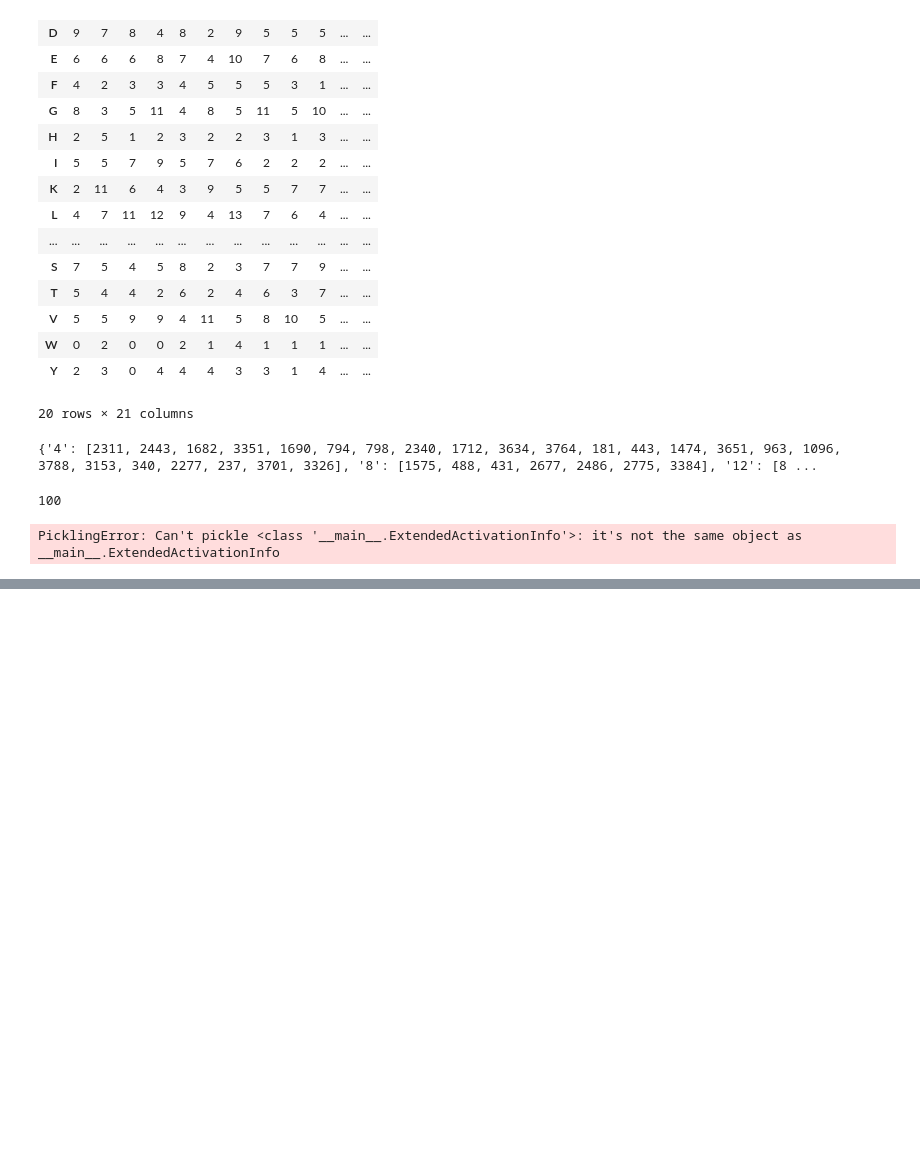
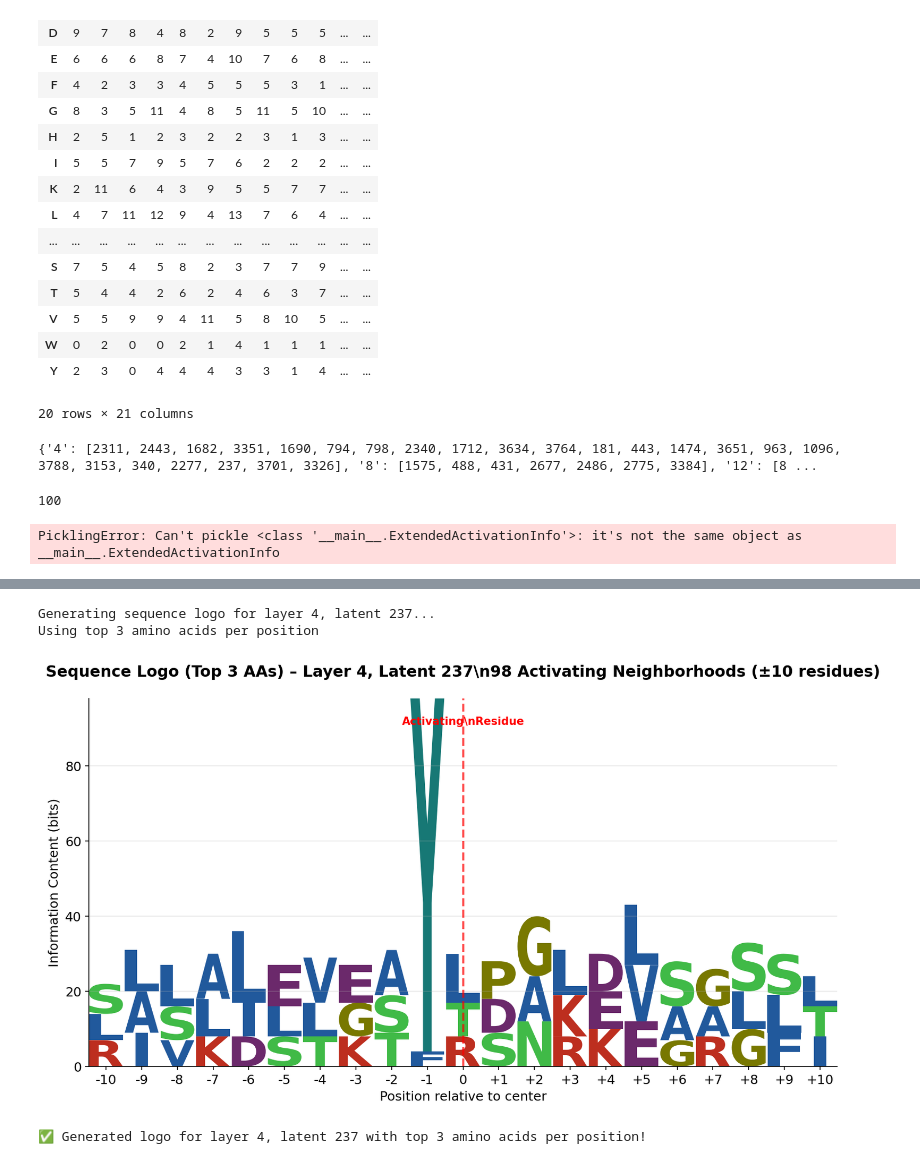
Before and after one commit to NainaniJatinZ/plm_circuits, a Jupyter notebook: notebooks/motif_conservation.ipynb, the cells around one changed output, grey strips where cells are left out. Drawn from its saved outputs; the diff is of its cells as text; code cells hidden in the pictures; blank space fills up the shorter version.

Commit message:
feat: cleaner top3 residue sequence logos for metx

```diff
--- a/notebooks/motif_conservation.ipynb
+++ b/notebooks/motif_conservation.ipynb
@@ -994,0 +1213,75 @@ PicklingError: Can't pickle <class '__main__.ExtendedActivationInfo'>: it's not
+# %%
+# Generate sequence logo with only top 3 amino acids per position
+import matplotlib.pyplot as plt
+import logomaker
+
+if target_count_matrix is not None and not target_count_matrix.empty:
+    print(f"Generating sequence logo for layer {target_layer}, latent {target_latent}...")
+    print(f"Using top 3 amino acids per position")
+
+    # -----------------------------------------------------------------------
+    # Prepare data for logomaker (same as existing code)
+    # -----------------------------------------------------------------------
+
+    # transpose so rows = positions, columns = amino acids
+    logo_df = target_count_matrix.T            # shape: (positions, 20 AA's)
+    logo_df.index.name = 'pos'          # nice index name
+
+    # make sure only standard AA columns remain & in canonical order
+    aa_cols = list('ACDEFGHIKLMNPQRSTVWY')
+    logo_df = logo_df.reindex(columns=aa_cols, fill_value=0)
+
+    seq_len = len(logo_df)
+
+    # -----------------------------------------------------------------------
+    # Generate the plot
+    # -----------------------------------------------------------------------
+    plt.rcParams['figure.dpi']  = 150  # Lower DPI for notebook display
+    plt.rcParams['font.size']   = 12
+
+    fig, ax = plt.subplots(figsize=(max(8, seq_len * 0.5), 6))
+
+    logomaker.Logo(
+        logo_df,
+        ax=ax,
+        fade_below=0.5,
+        stack_order='big_on_top',
+        color_scheme='NajafabadiEtAl2017'
+    )
+
+    # x‑axis labels = relative positions
+    rel_labels = [f'{i - window_size:+d}' if i != window_size else '0'
+                  for i in range(seq_len)]
+
+    ax.set_xticks(range(seq_len))
+    ax.set_xticklabels(rel_labels)
+    ax.set_xlabel('Position relative to center')
+    ax.set_ylabel('Information Content (bits)')
+    ax.set_title(
+        f'Sequence Logo (Top 3 AAs) – Layer {target_layer}, Latent {target_latent}\\n'
+        f'{len(target_aligned_sequences)} Activating Neighborhoods (±{window_size} residues)',
+        pad=20, weight='bold'
+    )
+
+    # highlight centre residue
+    ax.axvline(window_size, color='red', ls='--', lw=2, alpha=.7)
+    ax.text(window_size, ax.get_ylim()[1]*0.95, 'Activating\\nResidue',
+            ha='center', va='top', color='red', weight='bold', fontsize=10)
+
+    ax.spines['top'].set_visible(False)
+    ax.spines['right'].set_visible(False)
+    ax.grid(True, axis='y', alpha=.3)
+    fig.tight_layout()
+
+    # Show the plot (don't save for now)
+    plt.show()
+
+    print(f"✅ Generated logo for layer {target_layer}, latent {target_latent} with top 3 amino acids per position!")
+
+else:
+    print("❌ No count matrix available to generate logo!")
+# %% [output]
+Generating sequence logo for layer 4, latent 237...
+Using top 3 amino acids per position
+[figure, added]
+✅ Generated logo for layer 4, latent 237 with top 3 amino acids per position!
```
Also changed, not shown: parts of 9 cells of this notebook, 59 other files.
